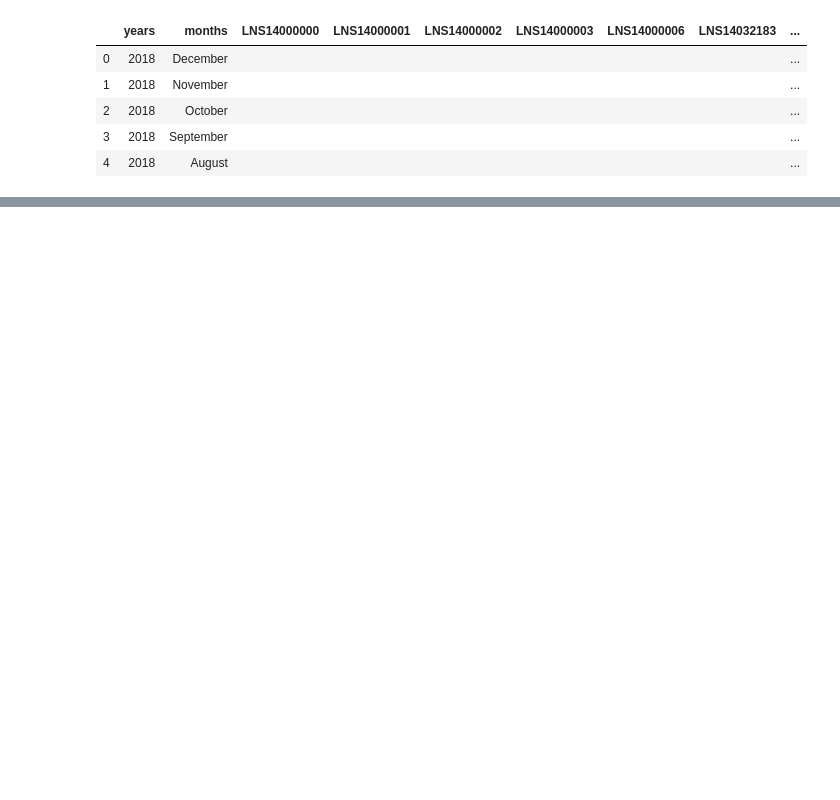
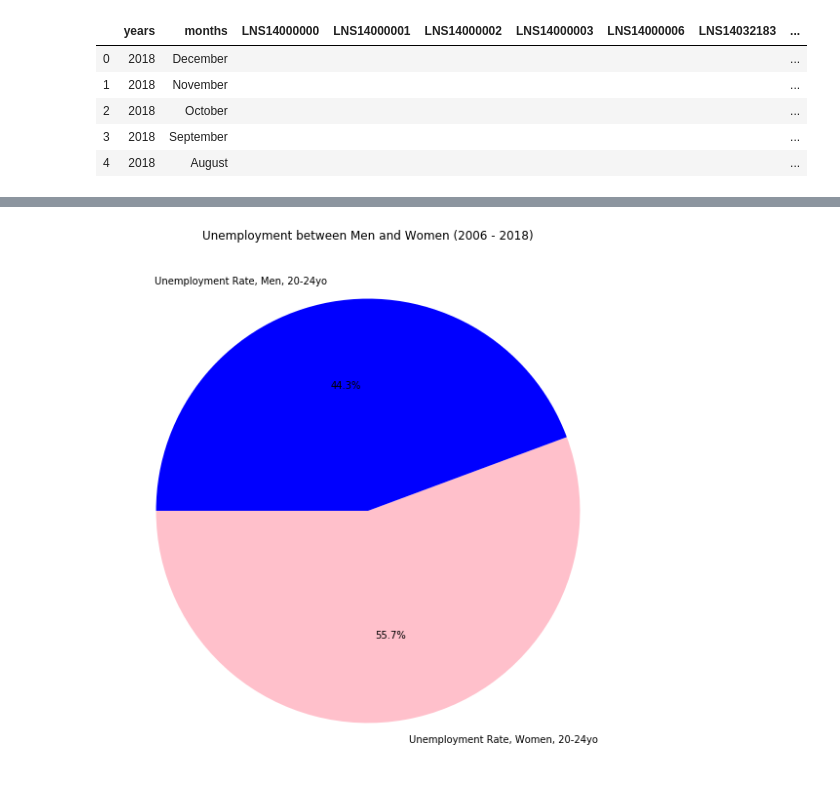
Before and after one commit to jasmine73317/Project-1_Unemployment_data, a Jupyter notebook: Unemployment age group.ipynb, the cells around one changed output, grey strips where cells are left out. Cells and saved outputs as stored; diff of their text form; code cells hidden in the pictures; blank space fills up the shorter version.

```diff
--- a/Unemployment age group.ipynb
+++ b/Unemployment age group.ipynb
@@ -103,0 +201,27 @@ unemployment_agedf.head()
+# %%
+
+
+
+layoff_agedf = pd.DataFrame({"years": years,
+                           "months": months,
+                          "LNS14024887": "",
+                          "LNS14000036": "",
+                          "LNS14000037": "",
+                          "LNS14000038": "",
+                          "LNS14000089": "",
+                          "LNS14000164": "",
+                          "LNS14000327": "",
+                          "LNS14000091": "",
+                          "LNS14000173": "",
+                          "LNS14000334": "",
+                          "LNS14000093": "",
+                          "LNS14000182": "",
+                          "LNS14000341": "",
+                          "LNS14024230": "",
+                          "LNS14024231": "",
+                          "LNS14024232": "",
+                          "LNS14000048": "",
+                          "LNS14000049": "",
+                          "LNS14000050": ""})
+
+layoff_agedf.head()
@@ -103,0 +236,4 @@ unemployment_agedf.head()
+# %%
+for series in np.arange(len(json_data["Results"]["series"])):
+    for data_point in np.arange(len(json_data["Results"]["series"][series]["data"])):
+        layoff_agedf.loc[data_point, json_data["Results"]["series"][series]["seriesID"]] = json_data["Results"]["series"][series]["data"][data_point]["value"]
@@ -103,0 +286,14 @@ unemployment_agedf.head()
+# %%
+Unemployment_Men = layoff_agedf['Unemployment Rate, Men, 20-24yo'].sum()
+Unemployment_Women = layoff_agedf['Unemployment Rate, Women, 20-24yo'].sum()
+
+layofflabels = ['Unemployment Rate, Women, 20-24yo', 'Unemployment Rate, Men, 20-24yo']
+layoffsplit = [Unemployment_Men, Unemployment_Women]
+layoffcolors = ['pink', 'blue']
+plt.figure(figsize=(10, 10))
+plt.pie(layoffsplit, labels=layofflabels, colors=layoffcolors,
+        autopct="%1.1f%%", startangle=180)
+plt.title("Unemployment between Men and Women (2006 - 2018)")
+plt.show()
+# %% [output]
+[figure, added]
```
Also changed, not shown: parts of 26 cells of this notebook, 2 other files.
